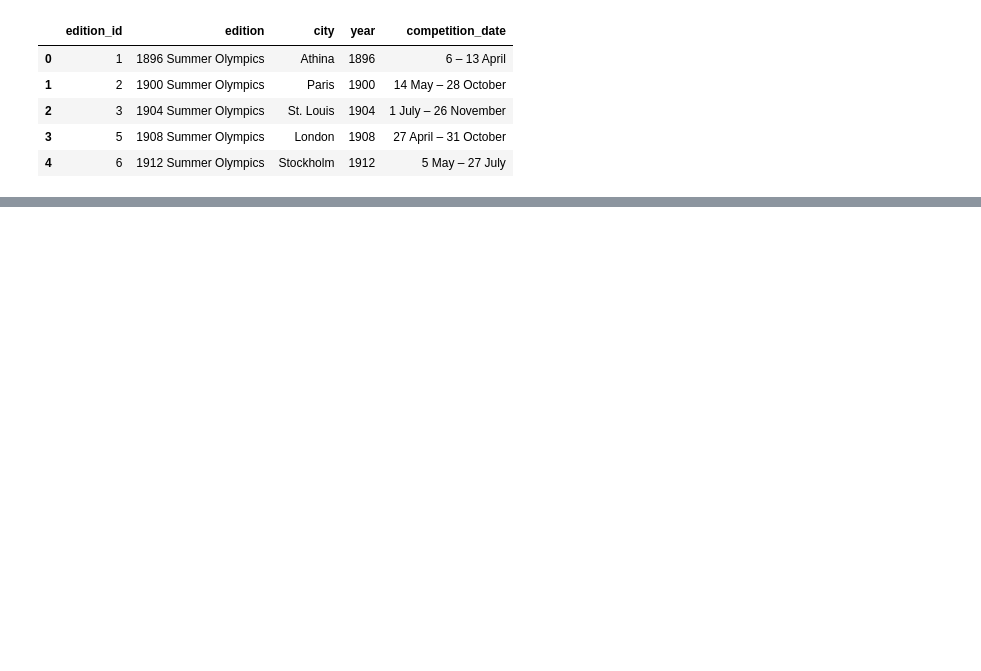
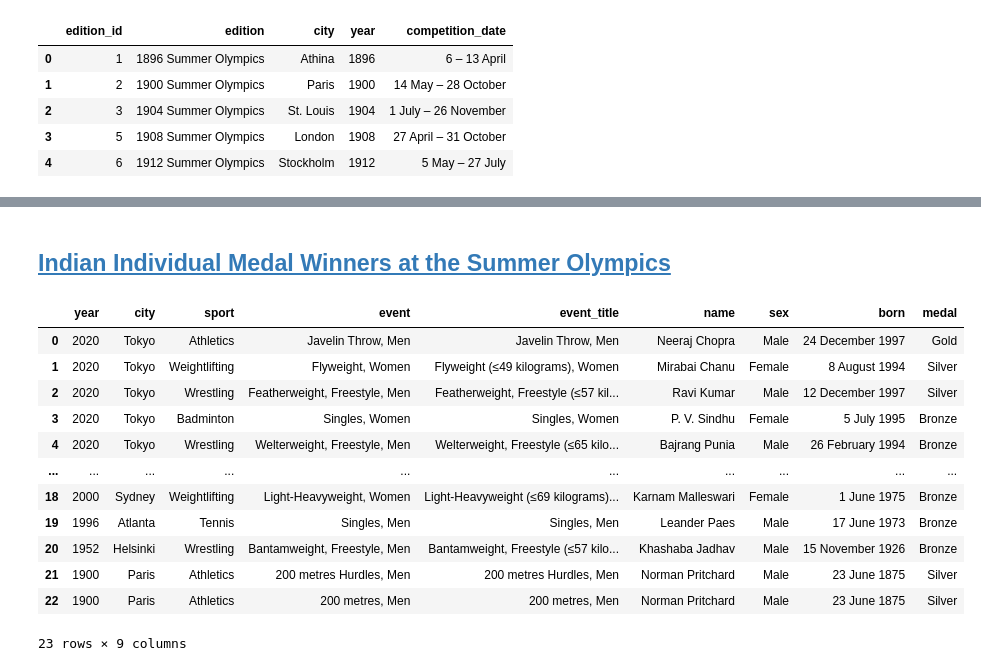
Before and after one commit to probablyvivek/Data-Analytics-Portfolio, a Jupyter notebook: Python-Projects/Olympics/OlympicsExplore.ipynb, the cells around one changed output, grey strips where cells are left out. Saved outputs shown, nothing was run; the diff lists cells and outputs as text; code cells hidden in the pictures; blank space fills up the shorter version.

```diff
--- a/Python-Projects/Olympics/OlympicsExplore.ipynb
+++ b/Python-Projects/Olympics/OlympicsExplore.ipynb
@@ -64,0 +239,3 @@ df_Medal.head()
+# %%
+df_bio = pd.read_csv('Olympic_Athlete_Bio.csv')
+df_bio.head()
@@ -64,0 +287,20 @@ df_Medal.head()
+# %%
+# Extract the year from the 'edition' column
+df['year'] = df['edition'].str.extract(r'(\d{4})')
+
+# Clean the column names
+df.columns = df.columns.str.strip()
+
+# Normalize the 'country' column
+df['country'] = df['country'].str.strip()
+
+# Select the specific columns and filter for country 'india'
+df_cleaned = df[['event_title', 'edition', 'sport', 'event', 'athlete_id', 'name', 'sex', 'born', 'country', 'description', 'special_notes', 'isTeamSport', 'medal', 'year', 'city']]
+df_india = df_cleaned[df_cleaned['country'] == 'India']
+
+df_india = df_india[df_india['edition'].str.contains("Summer")]
+
+df_india = df_india.fillna('-')
+
+# Display the cleaned DataFrame for country 'India'
+df_india.sort_values(by='year', ascending=False).head(5)
@@ -64,0 +332,38 @@ df_Medal.head()
+# %% [markdown]
+## <a id='toc1_10_'></a>[Indian Individual Medal Winners at the Summer Olympics](#toc0_)
+# %%
+df_india_medal = df_india[df_india['medal'] != '-']
+
+df_india_medal = df_india_medal[df_india_medal['isTeamSport'] == False]
+
+df_india_medal = df_india_medal[['year', 'city', 'sport', 'event', 'event_title',
+                                'name', 'sex', 'born', 'medal']]
+
+# Create a custom order for medals
+medal_order = {'Gold': 1, 'Silver': 2, 'Bronze': 3}
+df_india_medal['medal_order'] = df_india_medal['medal'].map(medal_order)
+
+# Sort by year in descending order and then by medal
+df_india_medal = df_india_medal.sort_values(by=['year', 'medal_order'], ascending=[False, True])
+
+# Drop the temporary medal_order column
+df_india_medal = df_india_medal.drop(columns=['medal_order'])
+
+#remove the row index
+df_india_medal = df_india_medal.reset_index(drop=True)
+
+df_india_medal
+# %% [output]
+|  | year | city | sport | event | event_title | name | sex | born | medal |
+| 0 | 2020 | Tokyo | Athletics | Javelin Throw, Men | Javelin Throw, Men | Neeraj Chopra | Male | 24 December 1997 | Gold |
+| 1 | 2020 | Tokyo | Weightlifting | Flyweight, Women | Flyweight (≤49 kilograms), Women | Mirabai Chanu | Female | 8 August 1994 | Silver |
+| 2 | 2020 | Tokyo | Wrestling | Featherweight, Freestyle, Men | Featherweight, Freestyle (≤57 kil... | Ravi Kumar | Male | 12 December 1997 | Silver |
+| 3 | 2020 | Tokyo | Badminton | Singles, Women | Singles, Women | P. V. Sindhu | Female | 5 July 1995 | Bronze |
+| 4 | 2020 | Tokyo | Wrestling | Welterweight, Freestyle, Men | Welterweight, Freestyle (≤65 kilo... | Bajrang Punia | Male | 26 February 1994 | Bronze |
+| ... | ... | ... | ... | ... | ... | ... | ... | ... | ... |
+| 18 | 2000 | Sydney | Weightlifting | Light-Heavyweight, Women | Light-Heavyweight (≤69 kilograms)... | Karnam Malleswari | Female | 1 June 1975 | Bronze |
+| 19 | 1996 | Atlanta | Tennis | Singles, Men | Singles, Men | Leander Paes | Male | 17 June 1973 | Bronze |
+| 20 | 1952 | Helsinki | Wrestling | Bantamweight, Freestyle, Men | Bantamweight, Freestyle (≤57 kilo... | Khashaba Jadhav | Male | 15 November 1926 | Bronze |
+| 21 | 1900 | Paris | Athletics | 200 metres Hurdles, Men | 200 metres Hurdles, Men | Norman Pritchard | Male | 23 June 1875 | Silver |
+| 22 | 1900 | Paris | Athletics | 200 metres, Men | 200 metres, Men | Norman Pritchard | Male | 23 June 1875 | Silver |
+23 rows × 9 columns
```
Also changed, not shown: parts of 29 cells of this notebook.
